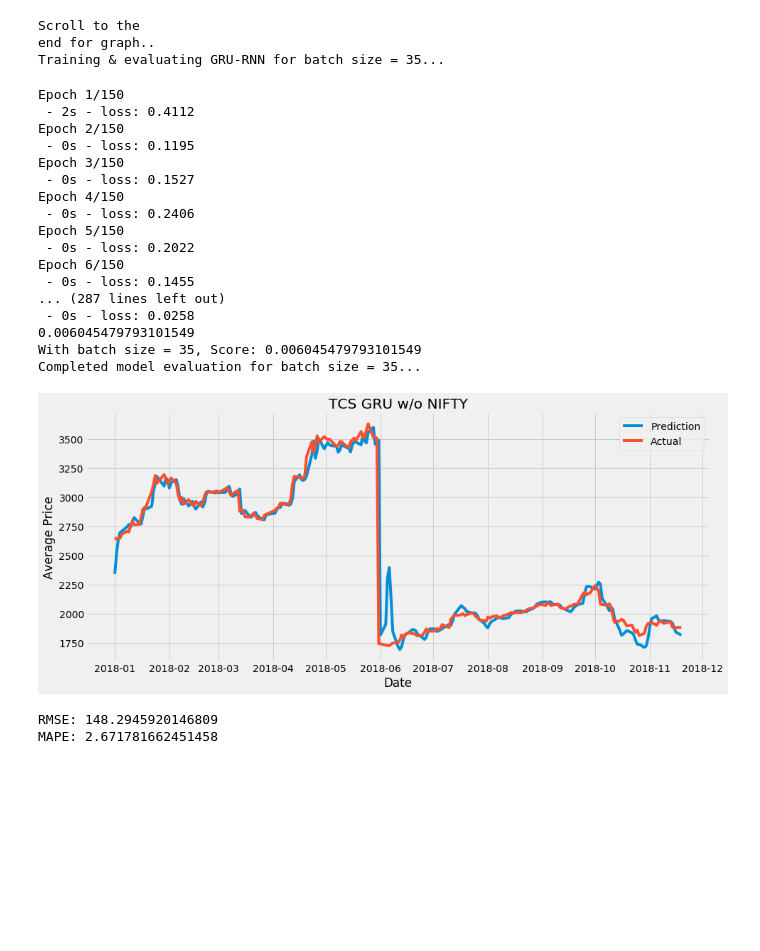
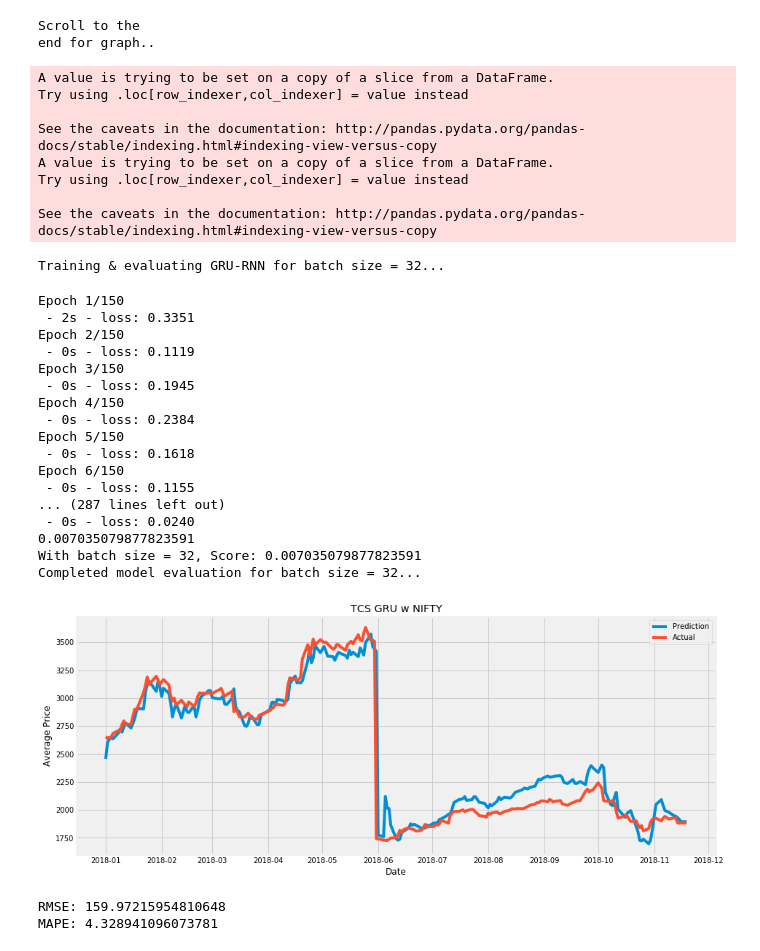
Before and after one commit to ReetBarik/Machine-Learning-Project, a Jupyter notebook: ipython notebooks/multivariate-GRU.ipynb, the cells around one changed output. Saved outputs shown, nothing was run; the diff lists cells and outputs as text; code cells hidden in the pictures; blank space fills up the shorter version.

Commit message:
fixed GRU after data issue, GRU katham

```diff
--- a/ipython notebooks/multivariate-GRU.ipynb
+++ b/ipython notebooks/multivariate-GRU.ipynb
@@ -378,7 +380,7 @@ MAPE: 1.5974065631977654
 def company_w_nifty(train_path, test_path, title):
     np.random.seed(10)
     look_back = 5
-    tcs_x = get_data('../ml-project-data/TCS_train.csv', 2)['Average Price']
+    tcs_x = get_data(train_path, 2)['Average Price']
     tcs_y = tcs_x
 
     tcs_x_lag = pd.DataFrame()
@@ -389,7 +391,7 @@ def company_w_nifty(train_path, test_path, title):
     tcs_x = tcs_x.iloc[look_back:]
     tcs_y = tcs_y.iloc[look_back:]
 
-    tcs_act = get_data('../ml-project-data/TCS_text.csv', 2)['Average Price']
+    tcs_act = get_data(test_path, 2)['Average Price']
     tcs_idx = tcs_act.index
     tcs_act_y = tcs_act
     tcs_act = pd.concat([tcs_y[-5:], tcs_act])
@@ -451,30 +453,38 @@ def company_w_nifty(train_path, test_path, title):
     print('MAPE: ' + str(mape))
 # %%
 print('Scroll to the\nend for graph..')
-company_wo_nifty('../ml-project-data/TCS_train.csv', '../ml-project-data/TCS_test.csv', 'TCS')
+company_w_nifty('../ml-project-data/TCS_train.csv', '../ml-project-data/TCS_test.csv', 'TCS')
 # %% [output]
 Scroll to the
 end for graph..
-Training & evaluating GRU-RNN for batch size = 35...
-Epoch 1/150
- - 2s - loss: 0.4112
-Epoch 2/150
- - 0s - loss: 0.1195
-Epoch 3/150
- - 0s - loss: 0.1527
-Epoch 4/150
- - 0s - loss: 0.2406
-Epoch 5/150
- - 0s - loss: 0.2022
-Epoch 6/150
- - 0s - loss: 0.1455
-... (287 lines left out)
- - 0s - loss: 0.0258
-0.006045479793101549
-With batch size = 35, Score: 0.006045479793101549
-Completed model evaluation for batch size = 35...
+A value is trying to be set on a copy of a slice from a DataFrame.
+Try using .loc[row_indexer,col_indexer] = value instead
+
+See the caveats in the documentation: http://pandas.pydata.org/pandas-docs/stable/indexing.html#indexing-view-versus-copy
+A value is trying to be set on a copy of a slice from a DataFrame.
+Try using .loc[row_indexer,col_indexer] = value instead
+
+See the caveats in the documentation: http://pandas.pydata.org/pandas-docs/stable/indexing.html#indexing-view-versus-copy
+Training & evaluating GRU-RNN for batch size = 32...
+Epoch 1/150
+ - 2s - loss: 0.3351
+Epoch 2/150
+ - 0s - loss: 0.1119
+Epoch 3/150
+ - 0s - loss: 0.1945
+Epoch 4/150
+ - 0s - loss: 0.2384
+Epoch 5/150
+ - 0s - loss: 0.1618
+Epoch 6/150
+ - 0s - loss: 0.1155
+... (287 lines left out)
+ - 0s - loss: 0.0240
+0.007035079877823591
+With batch size = 32, Score: 0.007035079877823591
+Completed model evaluation for batch size = 32...
-[figure, old version]
+[figure, new version]
-RMSE: 148.2945920146809
-MAPE: 2.671781662451458
+RMSE: 159.97215954810648
+MAPE: 4.328941096073781
 # %%
 print('Scroll to the\nend for graph..')
```
Also changed, not shown: parts of 13 cells of this notebook.
